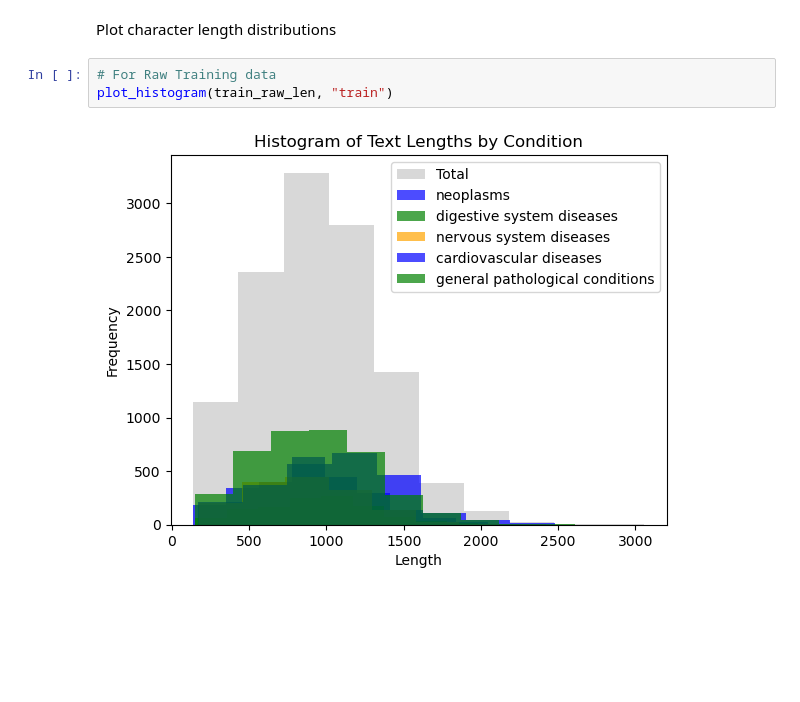
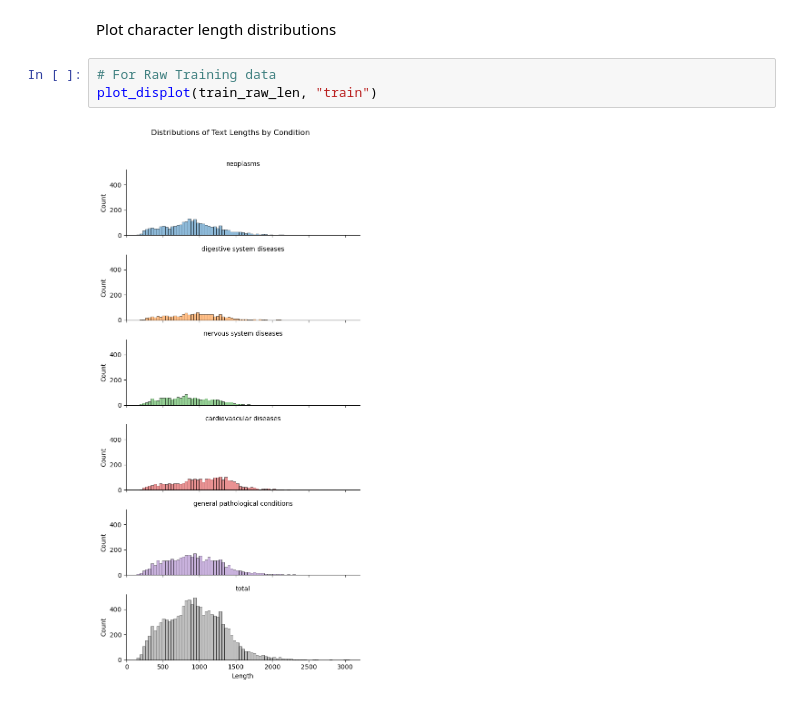
Before and after one commit to drojasca98/Medical-Text-Classification, a Jupyter notebook: python/1_data_exploration.ipynb, the cells around one changed output. Saved outputs shown, nothing was run; the diff lists cells and outputs as text; blank space fills up the shorter version.

Commit message:
Added function to plot distributions.

```diff
--- a/python/1_data_exploration.ipynb
+++ b/python/1_data_exploration.ipynb
@@ -439,6 +458,6 @@ test_lem_len = count_characters(test_lemma_df, "test")
 Plot character length distributions
 # %%
 # For Raw Training data
-plot_histogram(train_raw_len, "train")
+plot_displot(train_raw_len, "train")
 # %% [output]
-[figure, old version]
+[figure, new version]
```
Also changed, not shown: parts of 8 cells of this notebook.
